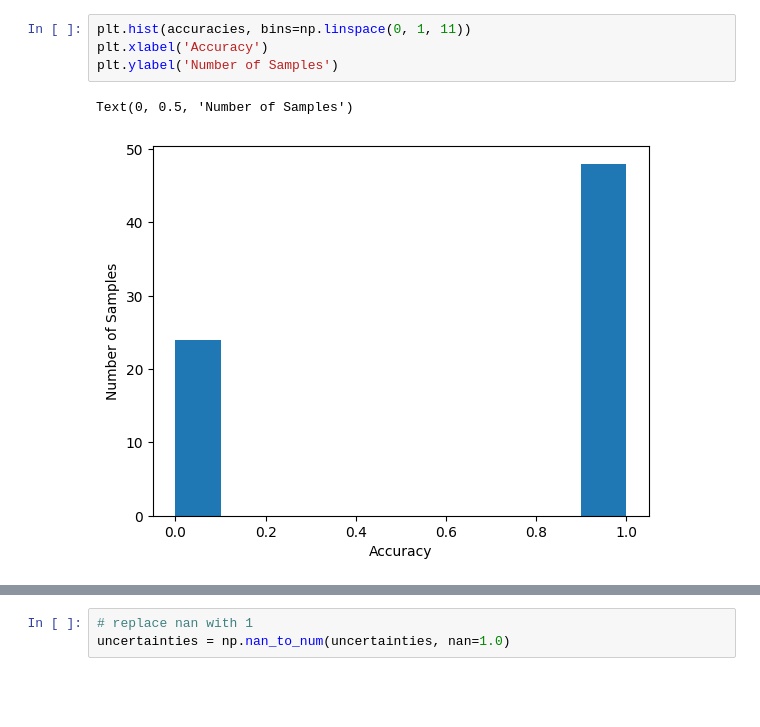
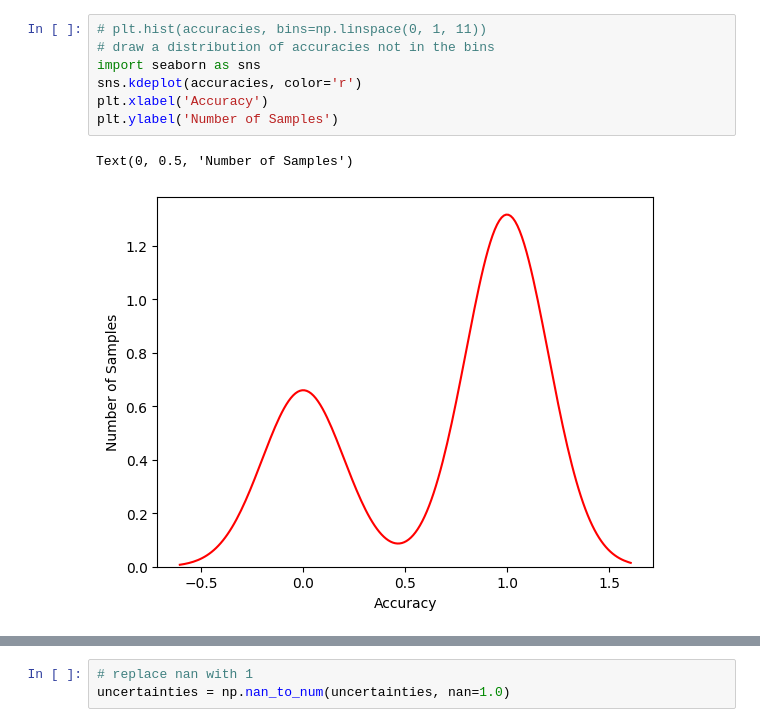
Before and after one commit to trilokpadhi/Multimodal-Uncertainty-Quantification, a Jupyter notebook: Calibration_uq_llava_io.ipynb, the cells around one changed output, grey strips where cells are left out. Drawn from its saved outputs; the diff is of its cells as text; blank space fills up the shorter version.

```diff
--- a/Calibration_uq_llava_io.ipynb
+++ b/Calibration_uq_llava_io.ipynb
@@ -106,7 +165,10 @@ Text(0, 0.5, 'Number of Samples')
 # %%
-plt.hist(accuracies, bins=np.linspace(0, 1, 11))
+# plt.hist(accuracies, bins=np.linspace(0, 1, 11))
+# draw a distribution of accuracies not in the bins
+import seaborn as sns
+sns.kdeplot(accuracies, color='r')
 plt.xlabel('Accuracy')
 plt.ylabel('Number of Samples')
 # %% [output]
 Text(0, 0.5, 'Number of Samples')
-[figure, old version]
+[figure, new version]
```
Also changed, not shown: parts of 16 cells of this notebook.
